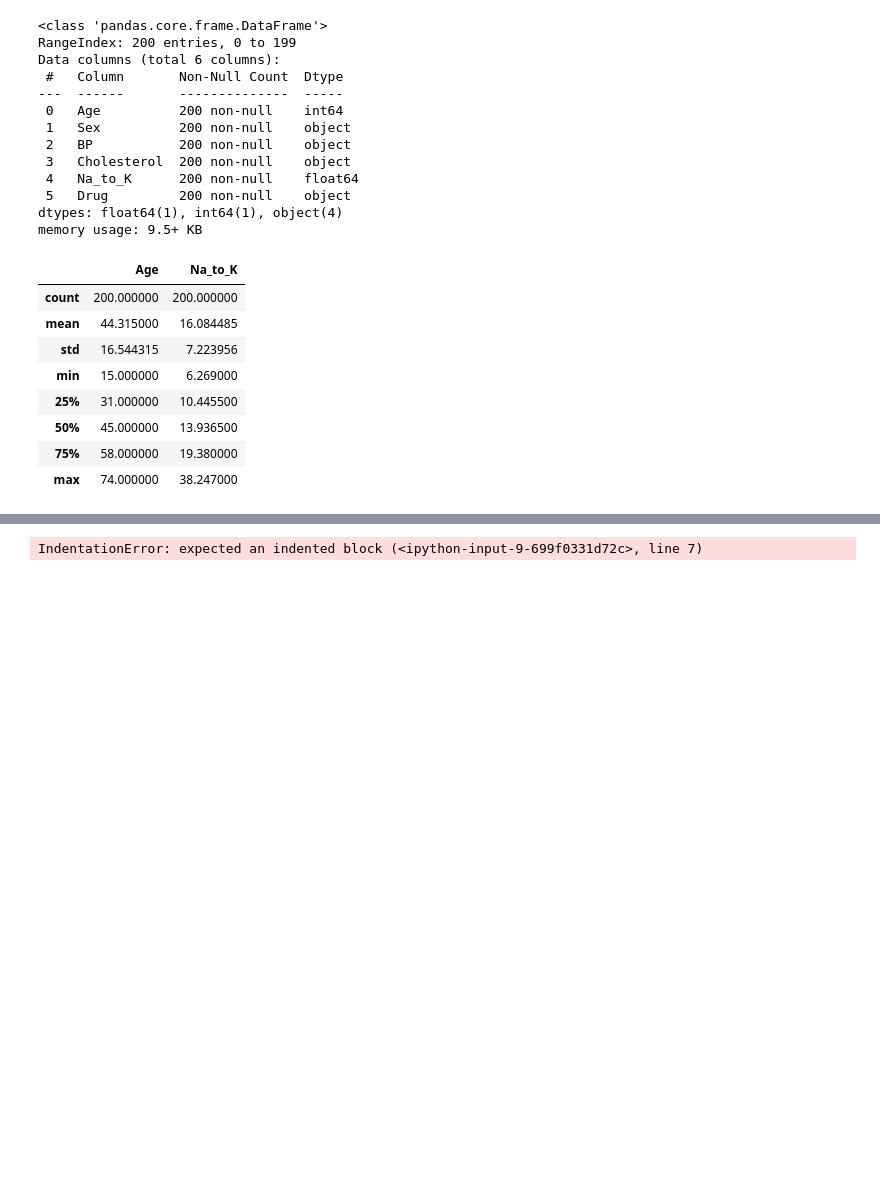
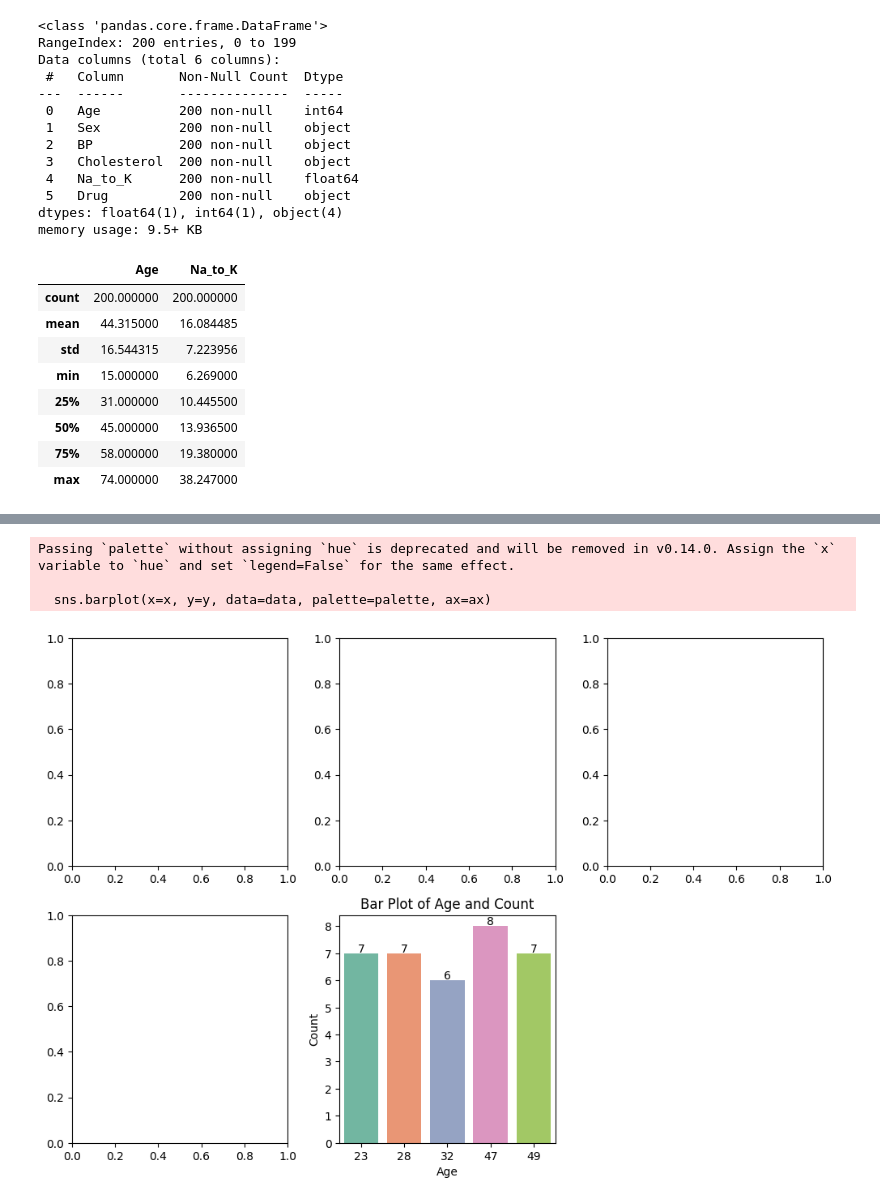
Before and after one commit to LuongGiaBao/TH_TUAN6, a Jupyter notebook: 20068451_LuongTranGiaBao.ipynb, the cells around one changed output, grey strips where cells are left out. Saved outputs shown, nothing was run; the diff lists cells and outputs as text; code cells hidden in the pictures; blank space fills up the shorter version.

```diff
--- a/20068451_LuongTranGiaBao.ipynb
+++ b/20068451_LuongTranGiaBao.ipynb
@@ -92,52 +98,57 @@ def create_plot(ax, x, data, plot_type='count', y=None, palette='Set2'):
 
     if plot_type == 'count':
 
-        sns.countplot(x=x, data=data, palette-palette, ax=ax)
+        sns.countplot(x=x, data=data, palette=palette, ax=ax)
 
     elif plot_type == "bar":
 
-        sns.barplot(x=x, y=y, data=data, palette-palette, ax=ax)
+        sns.barplot(x=x, y=y, data=data, palette=palette, ax=ax)
 
-    ax.set_title(f'Plot of {x}' if plot_type = 'count' else f'Bar Plot of {x} and {y}')
+    ax.set_title(f'Plot of {x}' if plot_type == 'count' else f'Bar Plot of {x} and {y}')
 
     for p in ax.patches:
 
         ax.annotate(f'{int(p.get_height())}',
 
-                    (p.get_x() + p.get_width() / 2., p.get_height()), ha='center', va='baseline",fontsize=10, color='black',
-
-                    xytext=(0, 1),textcoords="offset points')
+                    (p.get_x() + p.get_width() / 2., p.get_height()),
+                    ha='center', va='baseline',
+                    fontsize=10, color='black',
+                    xytext=(0, 1),
+                    textcoords='offset points' )
 
 # Create the figure and subplots
 
 plt.figure(figsize=(10, 10))
 
 # Define plot configurations
 
 plot_configs = [
 
 {'x': 'Sex', 'data': df, 'plot_type': 'count'},
 
 {'x': 'Blood_Pressure', 'data': df, 'plot_type': 'count'},
 
 {'x': 'Cholesterol', 'data': df, 'plot_type': 'count'},
 
 {'x': 'Drug', 'data': df, 'plot_type': 'count'},
 
-{'x': 'Age', 'y": "Count', 'data': df_top_age, 'plot_type': 'bar'}
+{'x': 'Age', 'y': 'Count', 'data': df_top_age, 'plot_type': 'bar'}
 
 ]
 
 # Loop through plot configurations to create subplots
 
 for i, config in enumerate (plot_configs):
 
-ax = plt.subplot(3, 3, i+1)
+    ax = plt.subplot(3, 3, i+1)
 
 create_plot(ax, **config)
 
 plt.tight_layout()
 
 plt.show()
 # %% [output]
-IndentationError: expected an indented block (<ipython-input-9-699f0331d72c>, line 7)
+Passing `palette` without assigning `hue` is deprecated and will be removed in v0.14.0. Assign the `x` variable to `hue` and set `legend=False` for the same effect.
+
+  sns.barplot(x=x, y=y, data=data, palette=palette, ax=ax)
+[figure, added]
```
Also changed, not shown: parts of 11 cells of this notebook.
